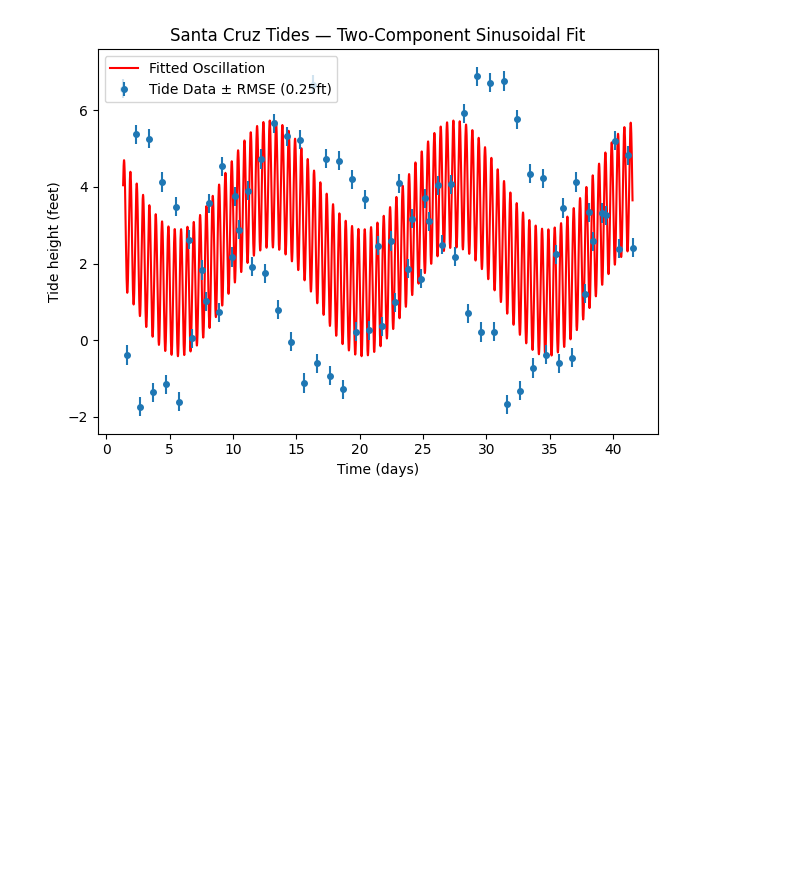
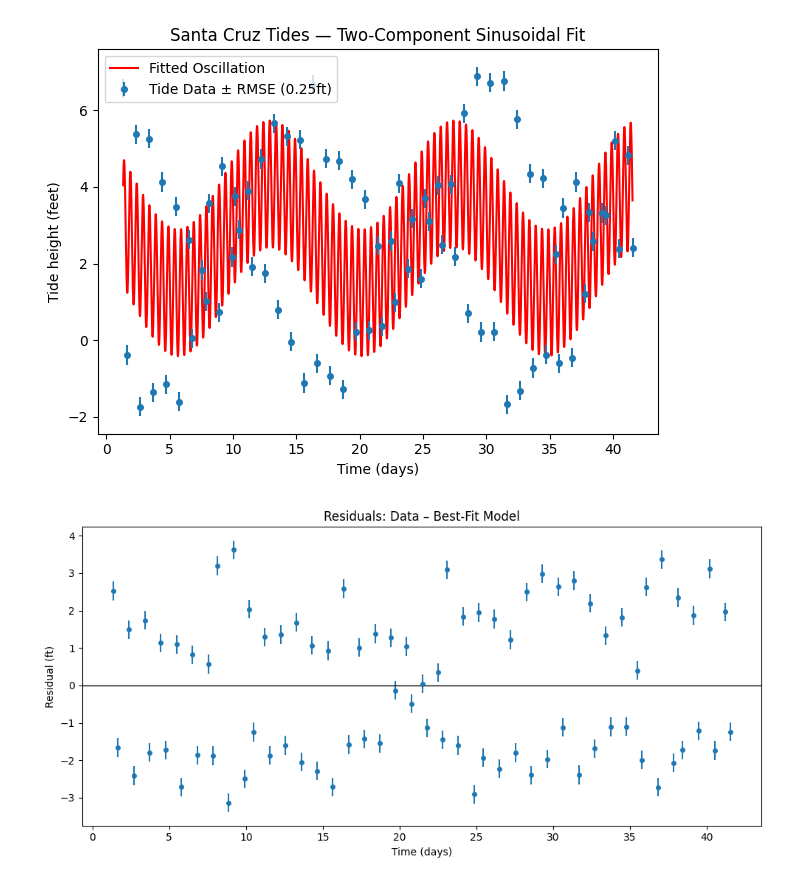
Before and after one commit to StealfDragon/ASTR19-Group_Project, a Jupyter notebook: tides.ipynb, the cells around one changed output. Cells and saved outputs as stored; diff of their text form; code cells hidden in the pictures; blank space fills up the shorter version.

```diff
--- a/tides.ipynb
+++ b/tides.ipynb
@@ -19,7 +19,7 @@ for l in f:
     else:
         x = str.split(l)
         t.append(float(x[0]) + time_to_day_fraction(x[1]))
-        h.append(x[2])
+        h.append(float(x[2]))
 # %%
 def tide_model(t, A1, omega1, phi1, A2, omega2, phi2, C):
     fast = A1 * np.sin(omega1 * t + phi1)
@@ -71,3 +71,18 @@ plt.savefig("TidesPlotWithRMSE.png", bbox_inches='tight')
 plt.show()
 # %% [output]
 [figure]
+# %%
+model_at_data = tide_model(times, *parameters)
+residuals = heights - model_at_data
+
+plt.figure(figsize=(10,5))
+plt.errorbar(times, residuals, yerr=0.25, fmt='o', markersize=4)
+plt.axhline(0, color='black', linewidth=1)
+plt.xlabel("Time (days)")
+plt.ylabel("Residual (ft)")
+plt.title("Residuals: Data – Best-Fit Model")
+plt.tight_layout()
+plt.savefig("ResidualsPlot.pdf", bbox_inches='tight')
+plt.show()
+# %% [output]
+[figure, added]
```
Also changed, not shown: parts of 2 cells of this notebook, 4 other files.
